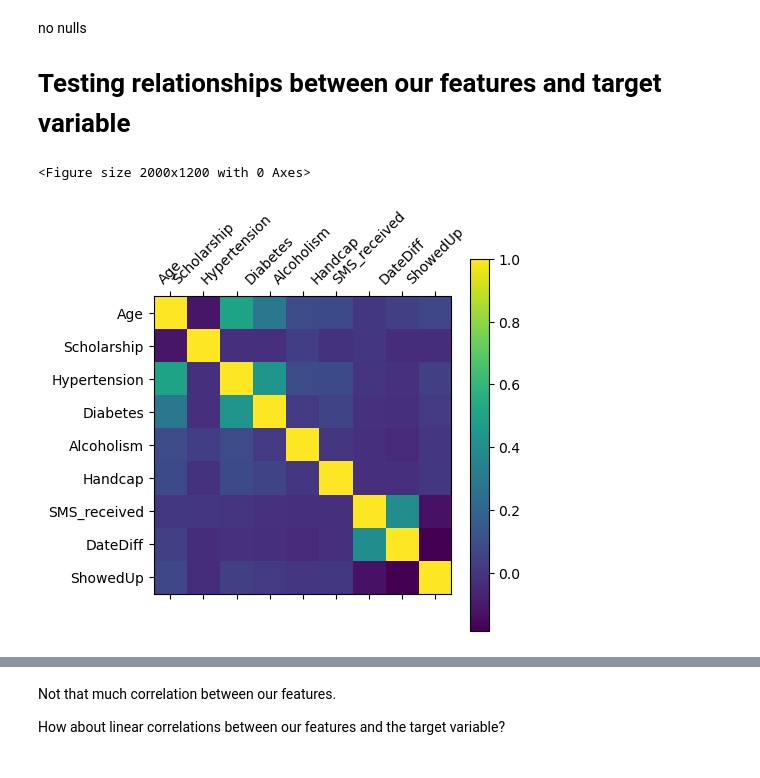
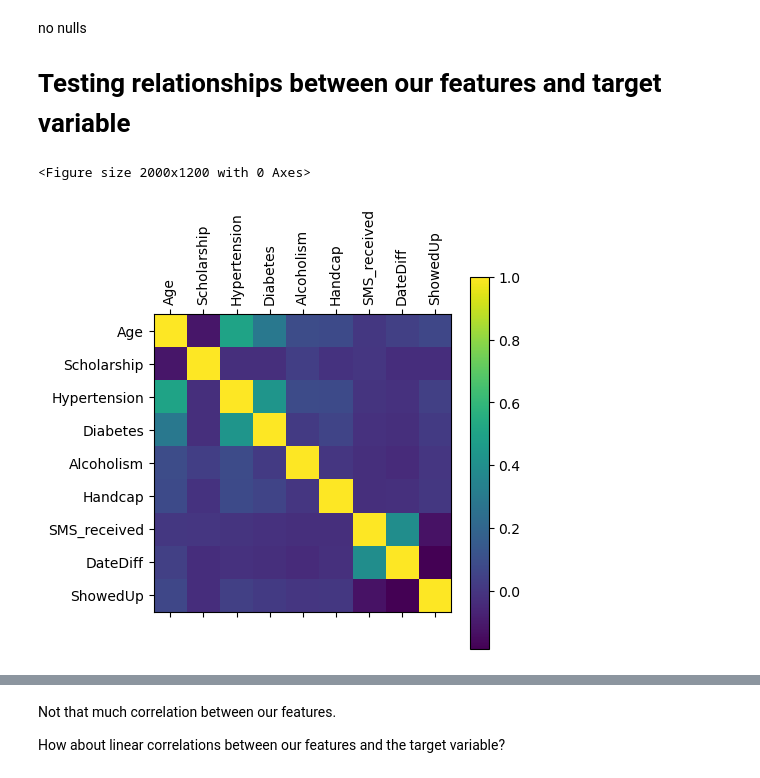
Before and after one commit to dwang0120/Hospital-No-Shows, a Jupyter notebook: project.ipynb, the cells around one changed output, grey strips where cells are left out. Cells and saved outputs as stored; diff of their text form; code cells hidden in the pictures.

```diff
--- a/project.ipynb
+++ b/project.ipynb
@@ -170,0 +252,10 @@ I know that obesity is one the leading factors in all-cause mortality in the Uni
+# %%
+df['is2Months'] = df['DateDiff'] >= 30
+
+count_matrix = df.groupby(['is2Months', 'ShowedUp']).size().unstack()
+count_matrix_norm = count_matrix.div(count_matrix.sum(axis=1),axis=0)
+
+count_matrix_norm.plot(kind='bar', stacked=True,figsize=(5,3))
+plt.ylabel('Fraction Showed Up')
+plt.legend(loc=4)
+plt.show()
@@ -191,24 +315,24 @@ no nulls
 # %%
 from sklearn.metrics import ConfusionMatrixDisplay
 df_num = df[['Age','Scholarship','Hypertension','Diabetes','Alcoholism','Handcap','SMS_received', 'DateDiff', 'ShowedUp']]
 
 pearson_corr = df_num.corr(method='pearson')
 
 plt.figure(figsize = (20,12))
 plt.matshow(pearson_corr)
-plt.xticks(range(df_num.shape[1]), df_num.columns, rotation = 45)
+plt.xticks(range(df_num.shape[1]), df_num.columns, rotation = 90)
 plt.yticks(range(df_num.shape[1]), df_num.columns)
 cb = plt.colorbar()
 plt.show()
 
 ## or use .background_gradient()? I really prefer having the correlation # in the cell
 # but not sure how to do that with .matshow() without it getting too complicated
 pearson_corr.style.background_gradient(cmap='coolwarm')
 
 # or i could use seaborn...
 # %% [output]
 <Figure size 2000x1200 with 0 Axes>
-[figure, old version]
+[figure, new version]
 |  | Age | Scholarship | Hypertension | Diabetes | Alcoholism | Handcap | SMS_received | DateDiff | ShowedUp |
 | Age | 1.000000 | -0.112699 | 0.502091 | 0.290631 | 0.090391 | 0.079726 | 0.005251 | 0.038880 | 0.067025 |
 | Scholarship | -0.112699 | 1.000000 | -0.024530 | -0.027622 | 0.033527 | -0.010465 | -0.000010 | -0.030439 | -0.029370 |
```
Also changed, not shown: parts of 28 cells of this notebook, 2 other files.
